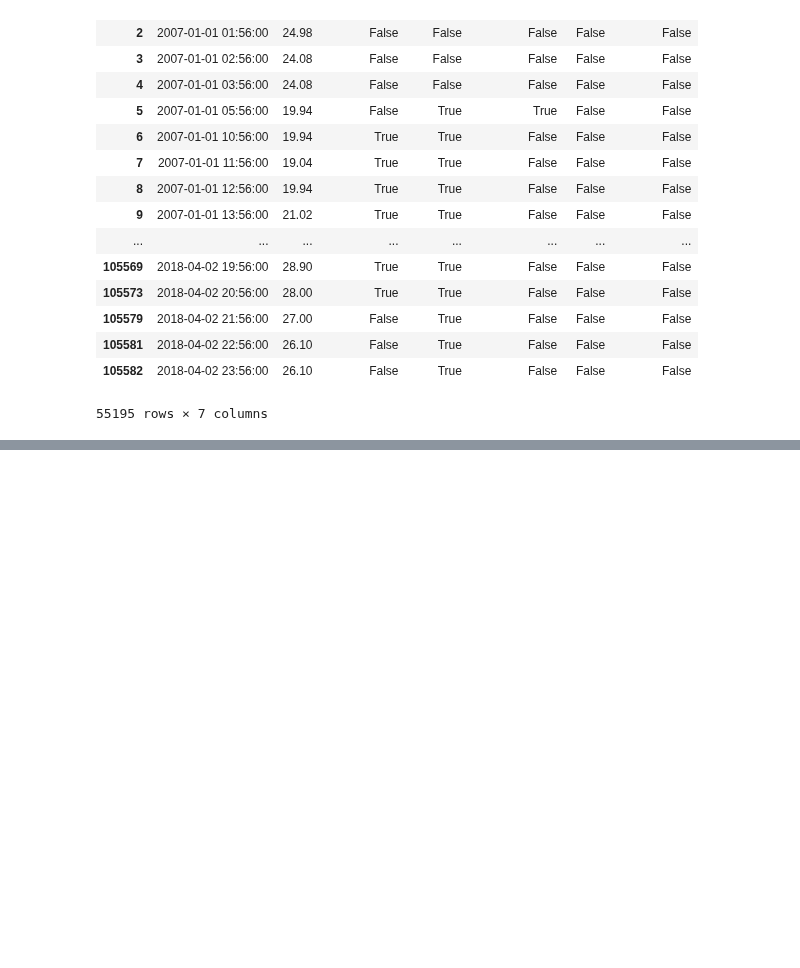
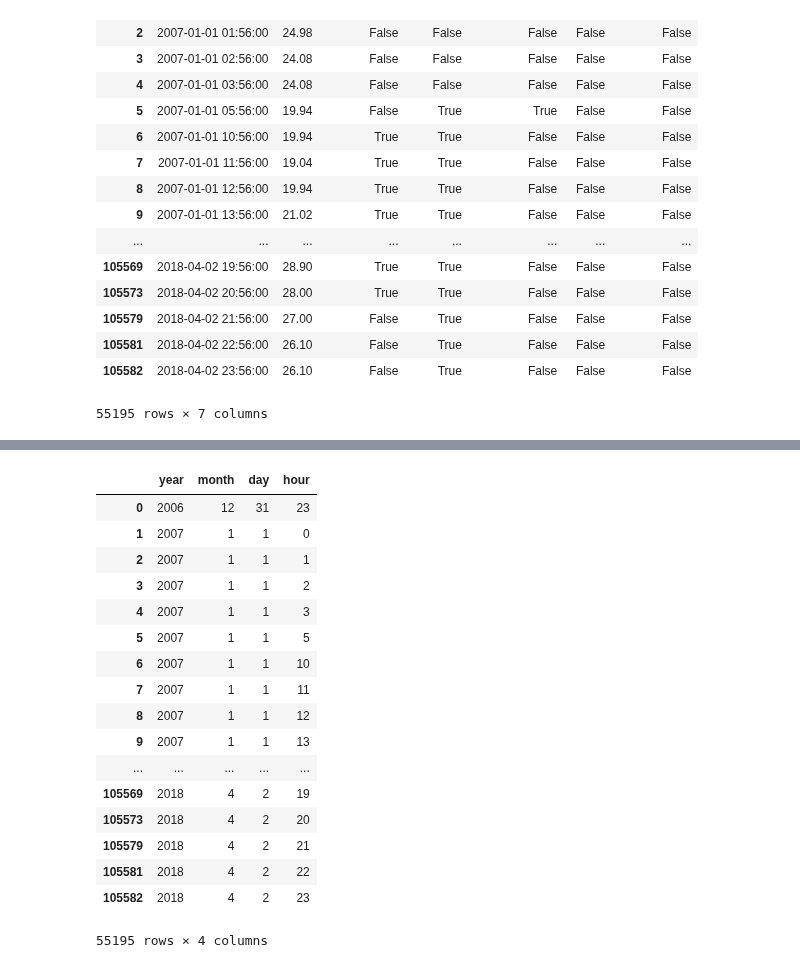
Before and after one commit to leannebaldwin/Pass_Closure, a Jupyter notebook: data_exploration/model_exploration.ipynb, the cells around one changed output, grey strips where cells are left out. Saved outputs shown, nothing was run; the diff lists cells and outputs as text; code cells hidden in the pictures; blank space fills up the shorter version.

```diff
--- a/data_exploration/model_exploration.ipynb
+++ b/data_exploration/model_exploration.ipynb
@@ -185,3 +185,5 @@ combined_df
 | 105581 | 2018-04-02 22:56:00 | 26.10 | False | True | False | False | False |
 | 105582 | 2018-04-02 23:56:00 | 26.10 | False | True | False | False | False |
 55195 rows × 7 columns
+# %%
+date_col = combined_df.date
@@ -187,0 +210,27 @@ combined_df
+# %%
+date_breakdown = pd.DataFrame({"year": date_col.dt.year,
+                              "month": date_col.dt.month,
+                              "day": date_col.dt.day,
+                              "hour": date_col.dt.hour
+                             })
+# %%
+date_breakdown
+# %% [output]
+|  | year | month | day | hour |
+| 0 | 2006 | 12 | 31 | 23 |
+| 1 | 2007 | 1 | 1 | 0 |
+| 2 | 2007 | 1 | 1 | 1 |
+| 3 | 2007 | 1 | 1 | 2 |
+| 4 | 2007 | 1 | 1 | 3 |
+| 5 | 2007 | 1 | 1 | 5 |
+| 6 | 2007 | 1 | 1 | 10 |
+| 7 | 2007 | 1 | 1 | 11 |
+| 8 | 2007 | 1 | 1 | 12 |
+| 9 | 2007 | 1 | 1 | 13 |
+| ... | ... | ... | ... | ... |
+| 105569 | 2018 | 4 | 2 | 19 |
+| 105573 | 2018 | 4 | 2 | 20 |
+| 105579 | 2018 | 4 | 2 | 21 |
+| 105581 | 2018 | 4 | 2 | 22 |
+| 105582 | 2018 | 4 | 2 | 23 |
+55195 rows × 4 columns
```
Also changed, not shown: parts of 1 cell of this notebook, 1 other file.
